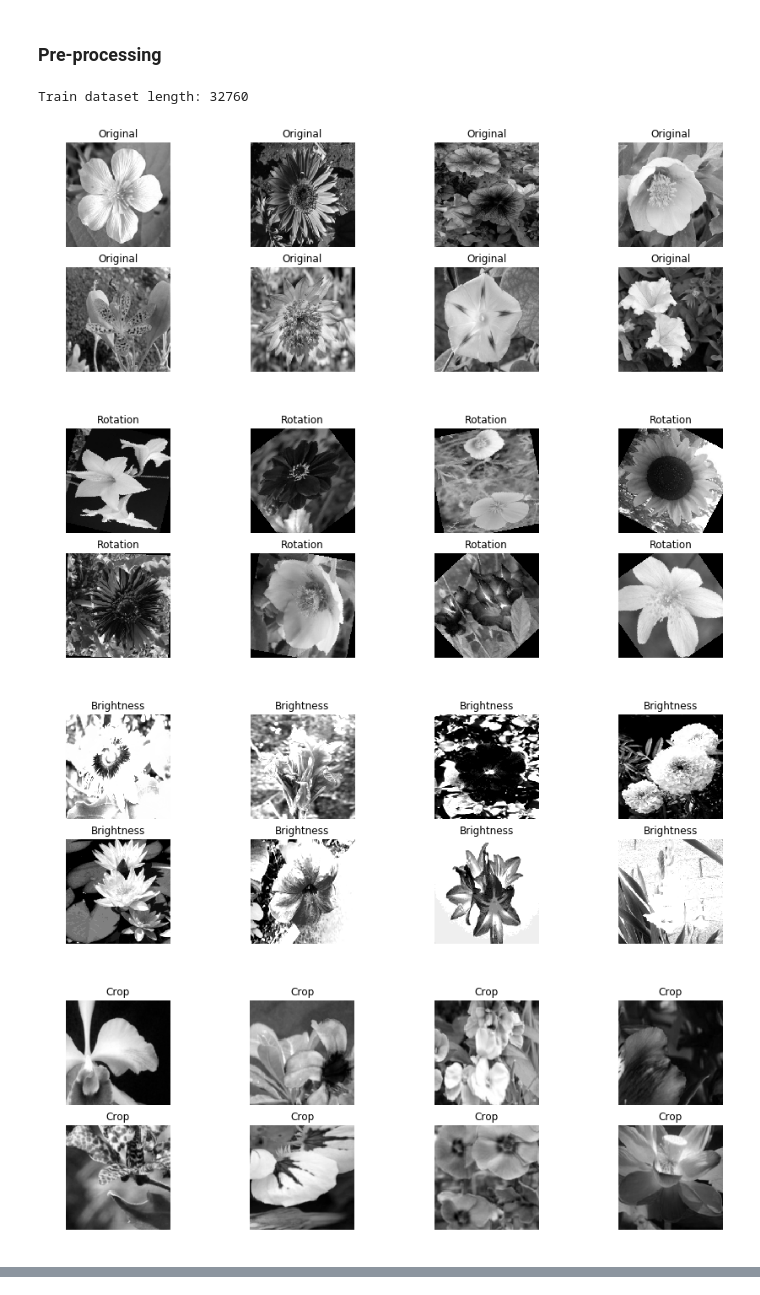
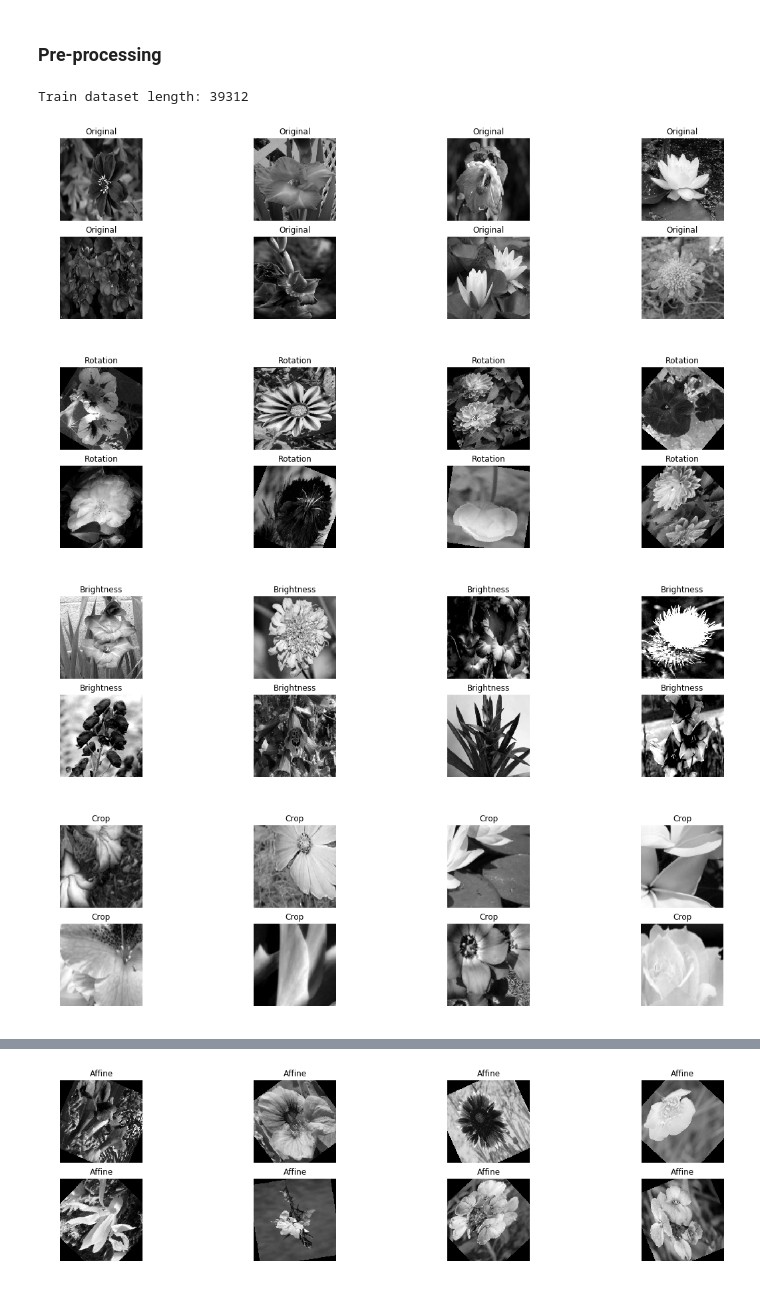
Before and after one commit to hydroxion/flower, a Jupyter notebook: notebooks/vida.ipynb, the cells around one changed output, grey strips where cells are left out. Cells and saved outputs as stored; diff of their text form; code cells hidden in the pictures.

Commit message:
Subplot and type bug fixed (global scope), load validation dataset, extern augmentation removed and documentation updated

```diff
--- a/notebooks/vida.ipynb
+++ b/notebooks/vida.ipynb
@@ -129,10 +154,10 @@ def plot(axe, images, cmap = 'gray', title = ''):
             count += 1
 # %%
 # Train dataset
-height, width = 224, 224
+height_train, width_train = 224, 224
 
 transform_train = [
-    torchvision.transforms.Resize((height, width)),
+    torchvision.transforms.Resize((height_train, width_train)),
     torchvision.transforms.ToTensor(),
     torchvision.transforms.Normalize(mean=(0,485, 0,456, 0,406), std=(0,229, 0,224, 0,225))
 ]
@@ -146,7 +171,7 @@ train1 = load(
 # Train 2
 _train2 = transform_train.copy()
 
-_train2.insert(1, torchvision.transforms.RandomRotation((90, 360)))
+_train2.insert(1, torchvision.transforms.RandomRotation((30, 360)))
 
 train2 = load(
     path='../data/train',
@@ -156,7 +181,7 @@ train2 = load(
 # Train 3
 _train3 = transform_train.copy()
 
-_train3.insert(1, torchvision.transforms.ColorJitter(brightness=2.5, contrast=1, saturation=1))
+_train3.insert(1, torchvision.transforms.ColorJitter(brightness = 2.0, hue = 0.5, saturation = 0.5))
 
 train3 = load(
     path='../data/train',
@@ -166,7 +191,7 @@ train3 = load(
 # Train 4
 _train4 = transform_train.copy()
 
-_train4.insert(1, torchvision.transforms.RandomCrop(size=(height / 2, width / 2)))
+_train4.insert(1, torchvision.transforms.RandomCrop(size=(height_train / 2, width_train / 2)))
 
 train4 = load(
     path='../data/train',
@@ -176,9 +201,9 @@ train4 = load(
 # Train 5
 _train5 = transform_train.copy()
 
-_train5.insert(1, torchvision.transforms.RandomHorizontalFlip(p=50))
+_train5.insert(1, torchvision.transforms.RandomHorizontalFlip(p = 1.0))
 
-_train5.insert(2, torchvision.transforms.RandomVerticalFlip(p=50))
+_train5.insert(2, torchvision.transforms.RandomVerticalFlip(p = 1.0))
 
 train5 = load(
     path='../data/train',
@@ -186,48 +211,46 @@ train5 = load(
 )
 
 # Train 6
-# from albumentations.augmentations.transforms import MedianBlur, OpticalDistortion, ElasticTransform, GaussNoise, JpegCompression
+_train6 = transform_train.copy()
 
-# _train6 = transform_train.copy()
+_train6.insert(1, torchvision.transforms.RandomAffine((30, 360), fillcolor = 0))
 
-# _train6.insert(0, JpegCompression())
+train6 = load(
+    path='../data/train',
+    transform=torchvision.transforms.Compose(_train6)
+)
 
-# train6 = load(
-#     path='../data/train',
-#     transform=torchvision.transforms.Compose(_train6)
-# )
-
-# Concat augmented datasets
+# Concat datasets
 train_vectors = [
     {'title': 'Original', 'data': train1},
     {'title': 'Rotation', 'data': train2},
     {'title': 'Brightness', 'data': train3},
     {'title': 'Crop', 'data': train4},
     {'title': 'Flip', 'data': train5},
-    # {'title': 'Compression', 'data': train6},
+    {'title': 'Affine', 'data': train6}
 ]
 
 train = torch.utils.data.ConcatDataset([
     item['data'].dataset for item in train_vectors
 ])
 
-print(f'Train dataset length: {len(train)}')  # train.datasets
+print(f'Train dataset length: {len(train)}')
 # %% [output]
-Train dataset length: 32760
+Train dataset length: 39312
 # %%
 # Plot train dataset
 %matplotlib inline
 
 for item in train_vectors:
     # Get epoch
-    images, labels = iter(item['data']).next()
+    images_train, labels_train = iter(item['data']).next()
 
     # Plot images
-    fig, ax = pp.subplots(nrows=2, ncols=4, figsize=(15, 5))
+    figure, axe = pp.subplots(nrows=2, ncols=4, figsize=(20, 5))
 
-    plot(axe=ax, images=images[:, 1], cmap='gray', title=item['title'])
+    plot(axe = axe, images = images_train[:, 1], title = item['title'])
 # %% [output]
-[figure, old version]
+[figure, new version]
-[figure, old version]
+[figure, new version]
-[figure, old version]
+[figure, new version]
-[figure, old version]
+[figure, new version]
@@ -234,0 +258 @@ for item in train_vectors:
+[figure, added]
```
Also changed, not shown: parts of 5 cells of this notebook, 1 other file.
